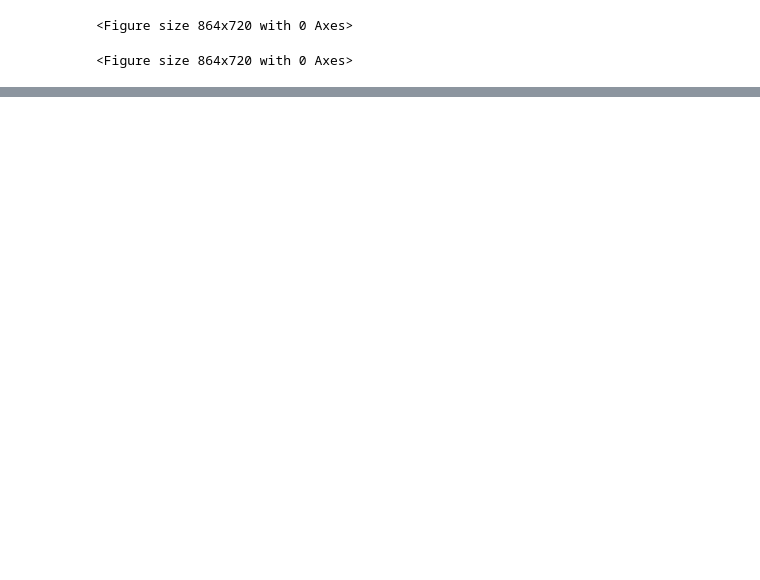
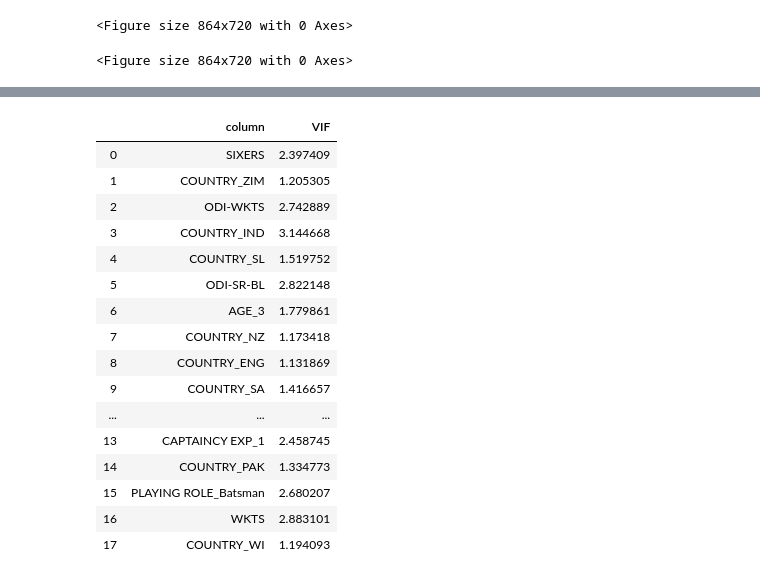
Before and after one commit to gaurav3030/mlpractice, a Jupyter notebook: PredictingSoldPriceOfIplPlayers.ipynb, the cells around one changed output, grey strips where cells are left out. Drawn from its saved outputs; the diff is of its cells as text; code cells hidden in the pictures; blank space fills up the shorter version.

```diff
--- a/PredictingSoldPriceOfIplPlayers.ipynb
+++ b/PredictingSoldPriceOfIplPlayers.ipynb
@@ -140,0 +147,20 @@ sn.heatmap(X[columns_with_large_vif].corr(),annot =True);
+# %%
+get_vif_factors(X[X_new_features])
+# %% [output]
+|  | column | VIF |
+| 0 | SIXERS | 2.397409 |
+| 1 | COUNTRY_ZIM | 1.205305 |
+| 2 | ODI-WKTS | 2.742889 |
+| 3 | COUNTRY_IND | 3.144668 |
+| 4 | COUNTRY_SL | 1.519752 |
+| 5 | ODI-SR-BL | 2.822148 |
+| 6 | AGE_3 | 1.779861 |
+| 7 | COUNTRY_NZ | 1.173418 |
+| 8 | COUNTRY_ENG | 1.131869 |
+| 9 | COUNTRY_SA | 1.416657 |
+| ... | ... | ... |
+| 13 | CAPTAINCY EXP_1 | 2.458745 |
+| 14 | COUNTRY_PAK | 1.334773 |
+| 15 | PLAYING ROLE_Batsman | 2.680207 |
+| 16 | WKTS | 2.883101 |
+| 17 | COUNTRY_WI | 1.194093 |
```
Also changed, not shown: parts of 9 cells of this notebook.
